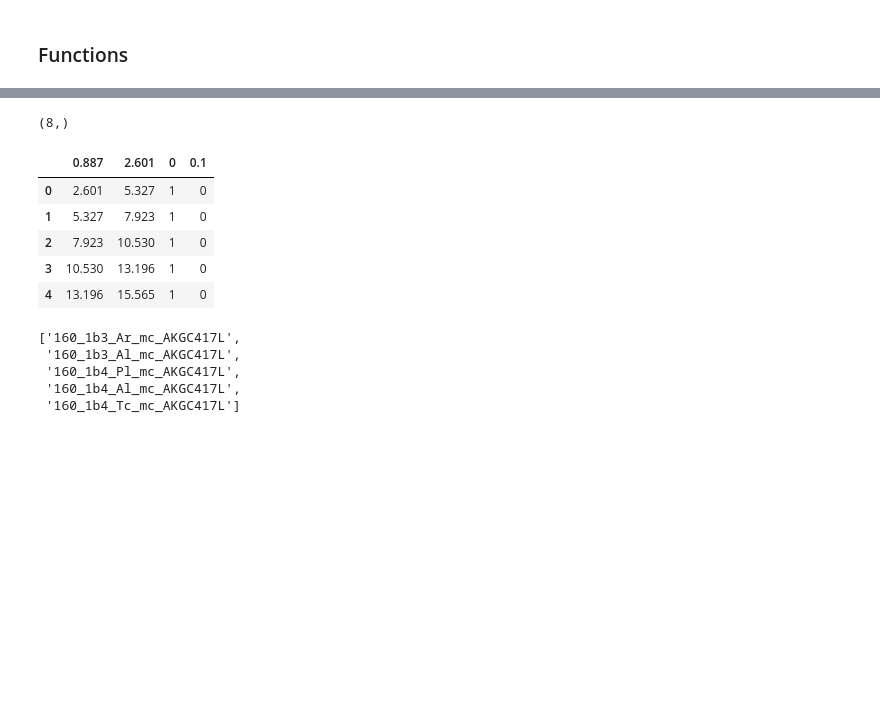
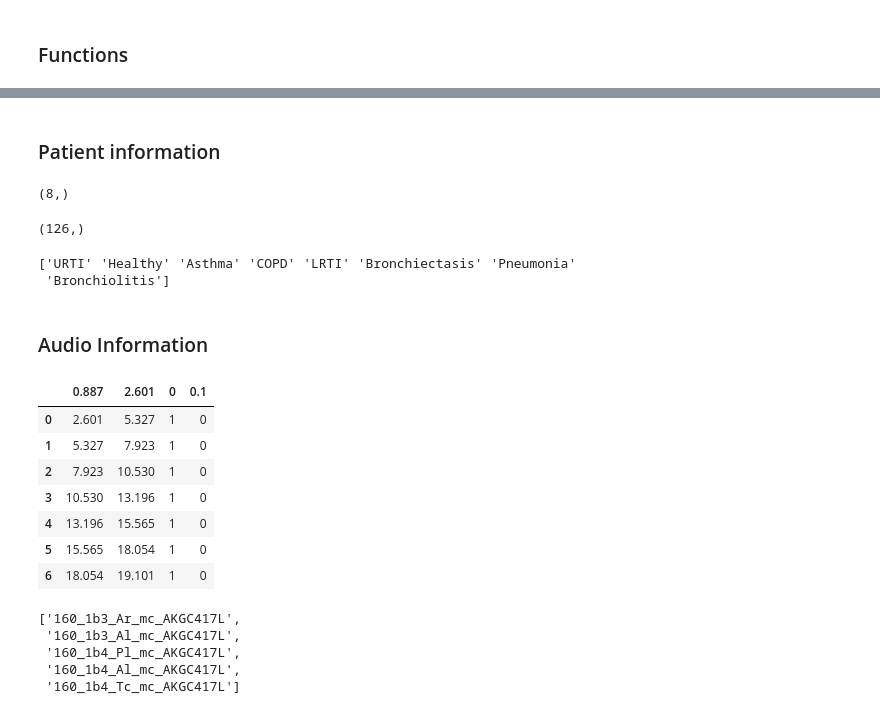
Before and after one commit to deimerin/ai1-project, a Jupyter notebook: notebook.ipynb, the cells around one changed output, grey strips where cells are left out. Cells and saved outputs as stored; diff of their text form; code cells hidden in the pictures; blank space fills up the shorter version.

```diff
--- a/notebook.ipynb
+++ b/notebook.ipynb
@@ -73,3 +84,5 @@ def getFeatures(path):
+# %% [markdown]
+### Patient information
 # %%
 # Patient Info
 patient_data = pd.read_csv('dataset/Respiratory_Sound_Database/Respiratory_Sound_Database/patient_diagnosis.csv', names = ['patientId', 'diagnosis'])
@@ -78,17 +91,30 @@ diseases = patient_data['diagnosis'].unique()
 diseases.shape
 # %% [output]
 (8,)
+# %%
+print(patient_data['patientId'].unique().shape)
+# %% [output]
+(126,)
+# %%
+print(diseases)
+# %% [output]
+['URTI' 'Healthy' 'Asthma' 'COPD' 'LRTI' 'Bronchiectasis' 'Pneumonia'
+ 'Bronchiolitis']
+# %% [markdown]
+### Audio Information
 # %%
 # Audio file info
 audio_info = pd.read_csv('dataset/Respiratory_Sound_Database/Respiratory_Sound_Database/audio_and_txt_files/107_2b3_Lr_mc_AKGC417L.txt', sep = '\t')
-audio_info.head()
+audio_info
 # %% [output]
 |  | 0.887 | 2.601 | 0 | 0.1 |
 | 0 | 2.601 | 5.327 | 1 | 0 |
 | 1 | 5.327 | 7.923 | 1 | 0 |
 | 2 | 7.923 | 10.530 | 1 | 0 |
 | 3 | 10.530 | 13.196 | 1 | 0 |
 | 4 | 13.196 | 15.565 | 1 | 0 |
+| 5 | 15.565 | 18.054 | 1 | 0 |
+| 6 | 18.054 | 19.101 | 1 | 0 |
 # %%
 # Getting file list
 audio_text_path = 'dataset/Respiratory_Sound_Database/Respiratory_Sound_Database/audio_and_txt_files/'
```
Also changed, not shown: parts of 37 cells of this notebook, 3 other files.
